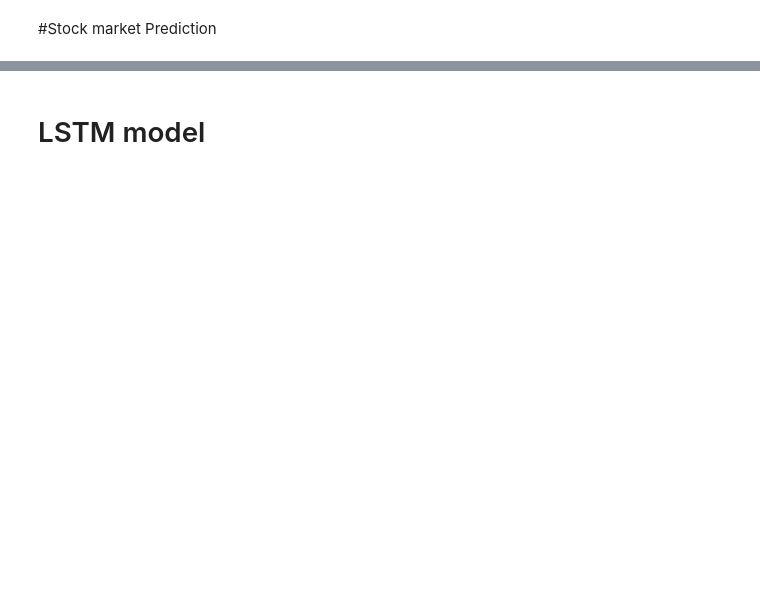
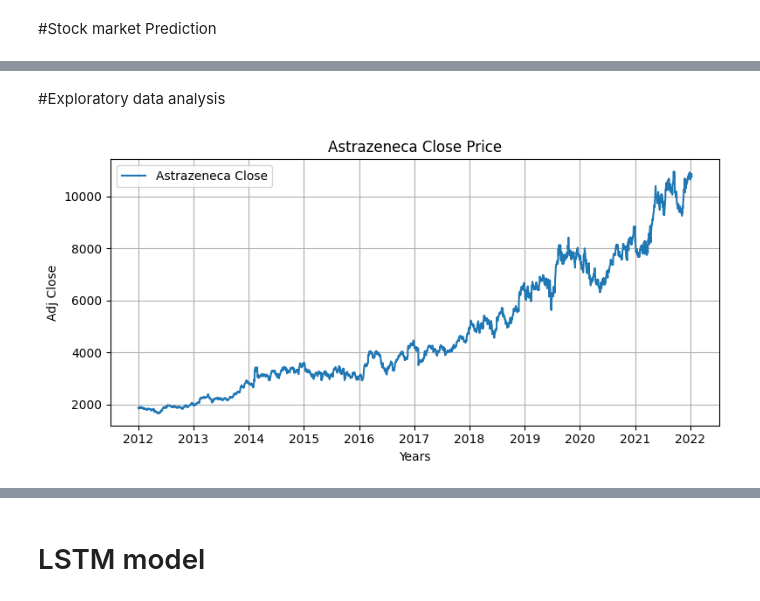
Before and after one commit to Sasidhar0709/Project-Stock-market-Analysis, a Jupyter notebook: Project_Final_21063192.ipynb, the cells around one changed output, grey strips where cells are left out. Cells and saved outputs as stored; diff of their text form; code cells hidden in the pictures; blank space fills up the shorter version.

```diff
--- a/Project_Final_21063192.ipynb
+++ b/Project_Final_21063192.ipynb
@@ -348,0 +369,17 @@ barclays_train.drop(columns=['Adj Close'],inplace=True)
+# %% [markdown]
+#Exploratory data analysis
+# %%
+years = ['2012', '2013', '2014', '2015', '2016', '2017', '2018', '2019', '2020', '2021', '2022']
+plt.figure(figsize=(8, 4))
+plt.plot(astrazenica_train['Adj Close'], label='Astrazeneca Close')
+plt.title('Astrazeneca Close Price')
+plt.ylabel('Adj Close')
+plt.xlabel('Years')
+positions = range(0, len(astrazenica_train), len(astrazenica_train) // (len(years) - 1))
+plt.xticks(positions, years)
+plt.legend(loc='upper left')
+plt.grid(True)
+plt.tight_layout()
+plt.show()
+# %% [output]
+[figure, added]
```
Also changed, not shown: parts of 100 cells of this notebook.
